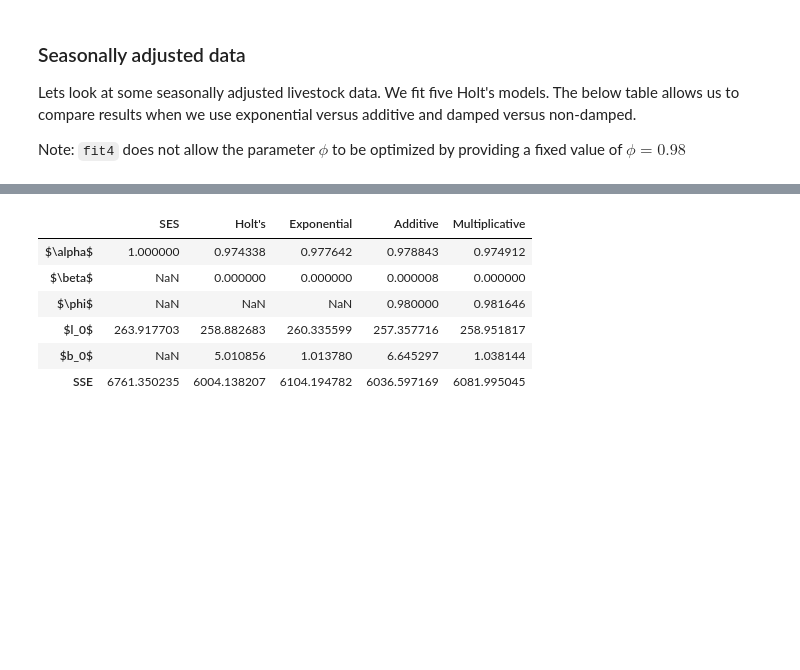
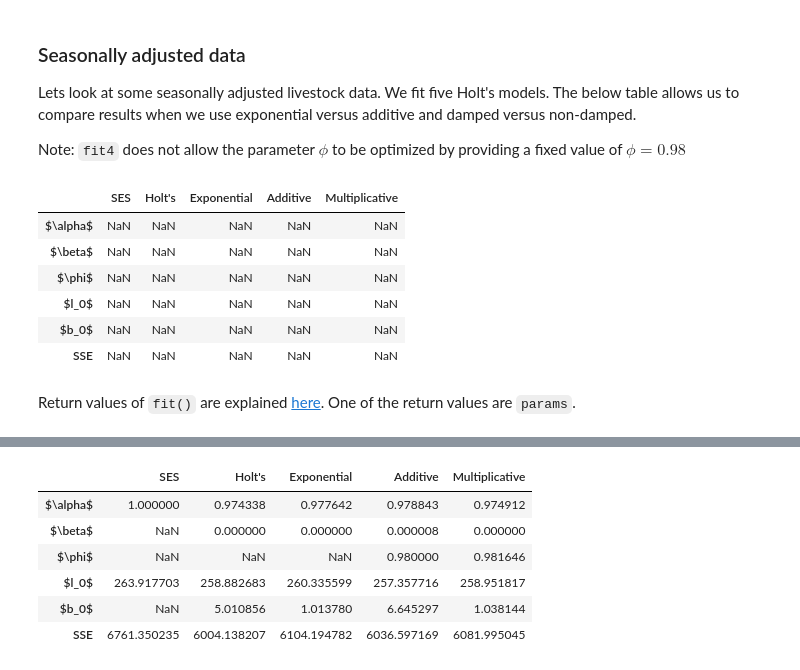
Before and after one commit to harnalashok/timeseries, a Jupyter notebook: exponential_smoothing_statsmodel.ipynb, the cells around one changed output, grey strips where cells are left out. Drawn from its saved outputs; the diff is of its cells as text; code cells hidden in the pictures; blank space fills up the shorter version.

```diff
--- a/exponential_smoothing_statsmodel.ipynb
+++ b/exponential_smoothing_statsmodel.ipynb
@@ -378,0 +417,19 @@
+# %%
+# This dataframe has no data:
+
+results = pd.DataFrame(
+                       index=[r"$\alpha$", r"$\beta$", r"$\phi$", r"$l_0$", "$b_0$", "SSE"],
+                       columns=["SES", "Holt's", "Exponential", "Additive", "Multiplicative"],
+                       )
+
+results
+# %% [output]
+|  | SES | Holt's | Exponential | Additive | Multiplicative |
+| $\alpha$ | NaN | NaN | NaN | NaN | NaN |
+| $\beta$ | NaN | NaN | NaN | NaN | NaN |
+| $\phi$ | NaN | NaN | NaN | NaN | NaN |
+| $l_0$ | NaN | NaN | NaN | NaN | NaN |
+| $b_0$ | NaN | NaN | NaN | NaN | NaN |
+| SSE | NaN | NaN | NaN | NaN | NaN |
+# %% [markdown]
+Return values of `fit()` are explained [here](https://www.statsmodels.org/dev/generated/statsmodels.tsa.holtwinters.HoltWintersResults.html#statsmodels.tsa.holtwinters.HoltWintersResults). One of the return values are `params`.
```
Also changed, not shown: parts of 11 cells of this notebook.
